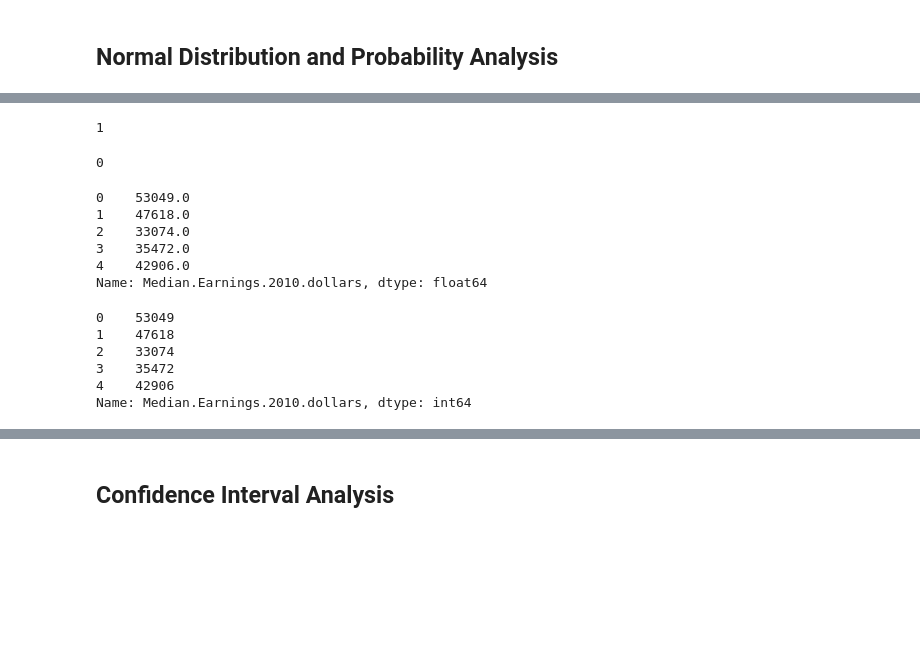
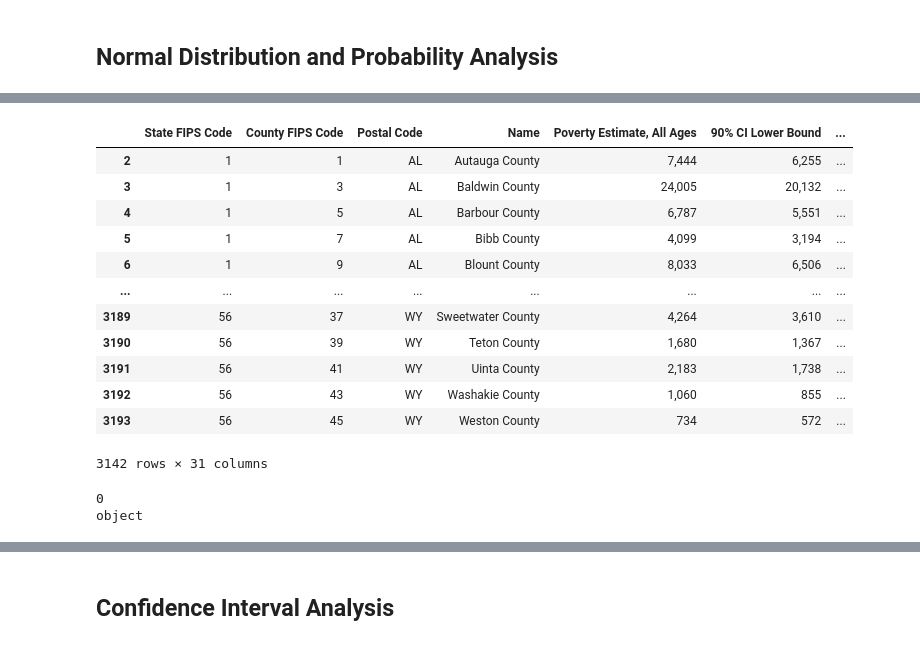
Before and after one commit to emilyneaville/DSCI5180_FinalReport, a Jupyter notebook: normal_distribution.ipynb, the cells around one changed output, grey strips where cells are left out. Saved outputs shown, nothing was run; the diff lists cells and outputs as text; code cells hidden in the pictures; blank space fills up the shorter version.

```diff
--- a/normal_distribution.ipynb
+++ b/normal_distribution.ipynb
@@ -25,36 +47,29 @@ data
+# %%
+# Remove rows where the county FIPS code is 0
+county_data = data[data['County FIPS Code'] != 0]
+
+# Ensure that the rows have been removed
+county_data
+# %% [output]
+|  | State FIPS Code | County FIPS Code | Postal Code | Name | Poverty Estimate, All Ages | 90% CI Lower Bound | ... |
+| 2 | 1 | 1 | AL | Autauga County | 7,444 | 6,255 | ... |
+| 3 | 1 | 3 | AL | Baldwin County | 24,005 | 20,132 | ... |
+| 4 | 1 | 5 | AL | Barbour County | 6,787 | 5,551 | ... |
+| 5 | 1 | 7 | AL | Bibb County | 4,099 | 3,194 | ... |
+| 6 | 1 | 9 | AL | Blount County | 8,033 | 6,506 | ... |
+| ... | ... | ... | ... | ... | ... | ... | ... |
+| 3189 | 56 | 37 | WY | Sweetwater County | 4,264 | 3,610 | ... |
+| 3190 | 56 | 39 | WY | Teton County | 1,680 | 1,367 | ... |
+| 3191 | 56 | 41 | WY | Uinta County | 2,183 | 1,738 | ... |
+| 3192 | 56 | 43 | WY | Washakie County | 1,060 | 855 | ... |
+| 3193 | 56 | 45 | WY | Weston County | 734 | 572 | ... |
+3142 rows × 31 columns
 # %%
-# Check for missing values in the Median Earnings column
-data['Median.Earnings.2010.dollars'].isnull().sum()
+# Check for missing values in the Median Household Income column
+print(county_data['Median Household Income'].isnull().sum())
+
+# Check the data type of the Median Household Income column
+print(county_data['Median Household Income'].dtype)
 # %% [output]
-1
+0
+object
-# %%
-# Find the row with the missing Median Earnings value and delete it
-missing_value_rows = data[data['Median.Earnings.2010.dollars'].isnull()]
-data_cleaned = data.drop(missing_value_rows.index)
-
-# Check again for missing values in the Median Earnings column
-data_cleaned['Median.Earnings.2010.dollars'].isnull().sum()
-# %% [output]
-0
-# %%
-# Extract the column with the median earnings and check data type
-earnings = data_cleaned['Median.Earnings.2010.dollars']
-earnings.head()
-# %% [output]
-0    53049.0
-1    47618.0
-2    33074.0
-3    35472.0
-4    42906.0
-Name: Median.Earnings.2010.dollars, dtype: float64
-# %%
-# Round to the nearest dollar and convert to integer
-earnings = earnings.round().astype(int)
-earnings.head()
-# %% [output]
-0    53049
-1    47618
-2    33074
-3    35472
-4    42906
-Name: Median.Earnings.2010.dollars, dtype: int64
```
Also changed, not shown: parts of 10 cells of this notebook.
